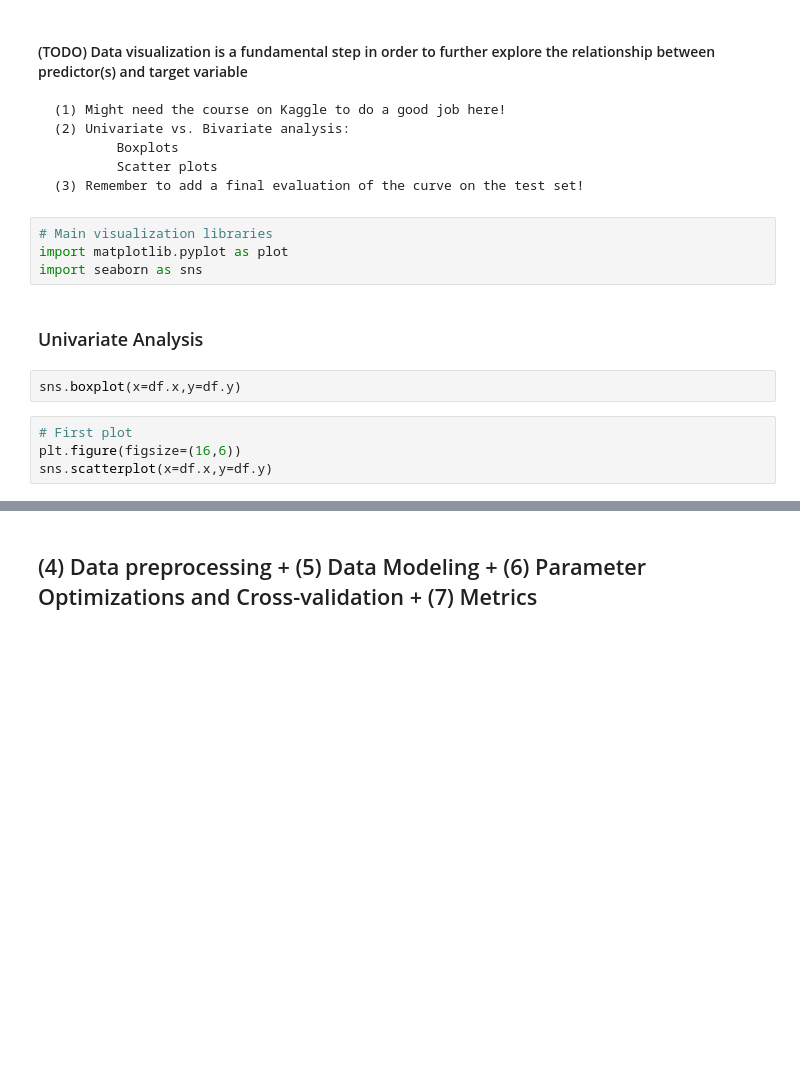
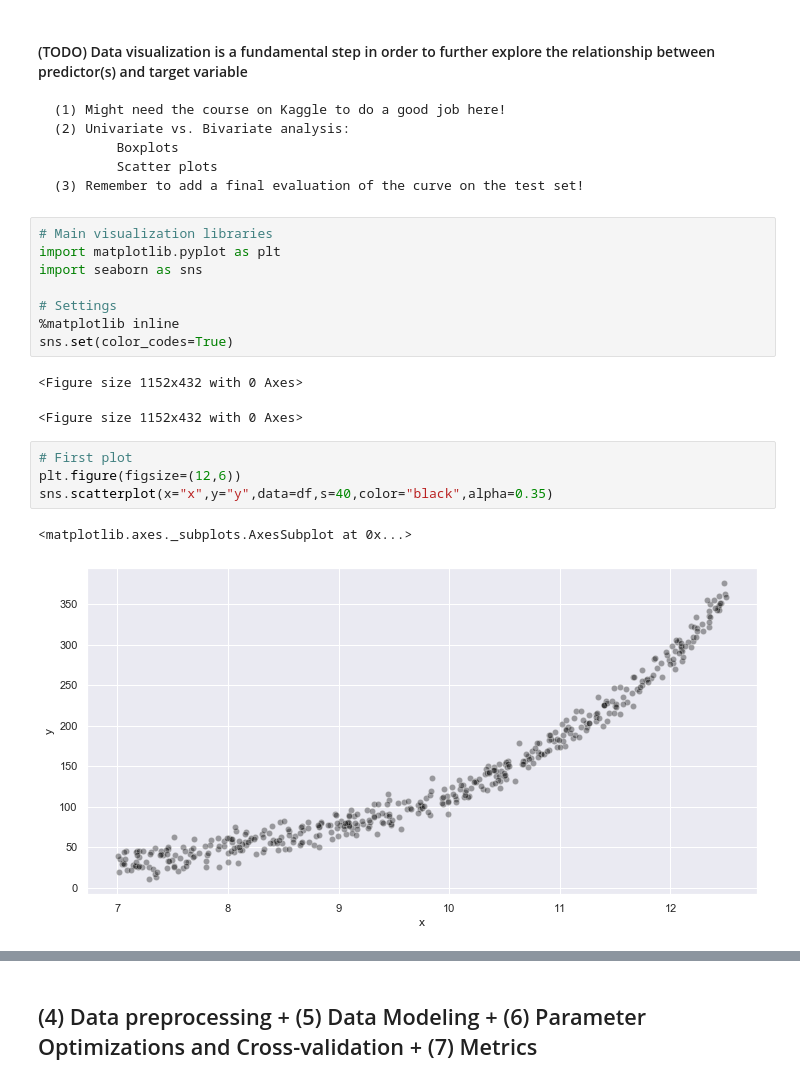
Before and after one commit to Travaz/supermercato24, a Jupyter notebook: analytics.ipynb, the cells around one changed output, grey strips where cells are left out. Cells and saved outputs as stored; diff of their text form; blank space fills up the shorter version.

Commit message:
Add visualizations and description

```diff
--- a/analytics.ipynb
+++ b/analytics.ipynb
@@ -129,13 +143,19 @@ Percentage of missings over total for each column:
     (3) Remember to add a final evaluation of the curve on the test set!
 # %%
 # Main visualization libraries
-import matplotlib.pyplot as plot
+import matplotlib.pyplot as plt
 import seaborn as sns
+
+# Settings
+%matplotlib inline
+sns.set(color_codes=True)
+# %% [output]
+<Figure size 1152x432 with 0 Axes>
+<Figure size 1152x432 with 0 Axes>
-# %% [markdown]
-### Univariate Analysis
-# %%
-sns.boxplot(x=df.x,y=df.y)
 # %%
 # First plot
-plt.figure(figsize=(16,6))
-sns.scatterplot(x=df.x,y=df.y)
+plt.figure(figsize=(12,6))
+sns.scatterplot(x="x",y="y",data=df,s=40,color="black",alpha=0.35)
+# %% [output]
+<matplotlib.axes._subplots.AxesSubplot at 0x...>
+[figure, added]
```
Also changed, not shown: parts of 22 cells of this notebook.
